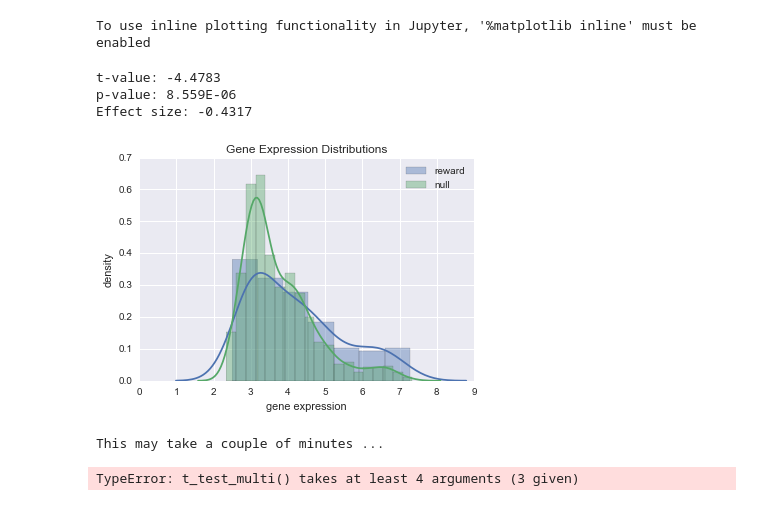
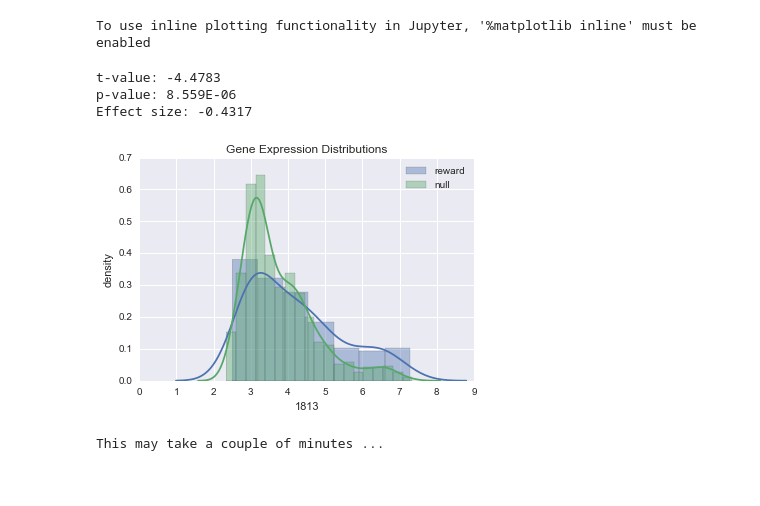
Before and after one commit to voytekresearch/nsaba, a Jupyter notebook: notebooks/testing/testing_analysis.ipynb, the cells around one changed output. Cells and saved outputs as stored; diff of their text form; code cells hidden in the pictures.

```diff
--- a/notebooks/testing/testing_analysis.ipynb
+++ b/notebooks/testing/testing_analysis.ipynb
@@ -41,14 +42,13 @@ anal = analysis.NsabaAnalysis(tsaba)
 # %% [output]
 To use inline plotting functionality in Jupyter, '%matplotlib inline' must be enabled
 # %%
-anal.t_test(term, 1813, split_method='var')
+anal.term_ge_ttest(term, 1813, split_method='quant')
 # %% [output]
 t-value: -4.4783
 p-value: 8.559E-06
 Effect size: -0.4317
-[figure, old version]
+[figure, new version]
 # %%
-ttest_metr = anal.t_test_multi(term, split_method='kmeans')
+ttest_metr = anal.term_ge_ttest_multi(term)
 # %% [output]
 This may take a couple of minutes ...
-TypeError: t_test_multi() takes at least 4 arguments (3 given)
```
Also changed, not shown: parts of 5 cells of this notebook, 3 other files.
